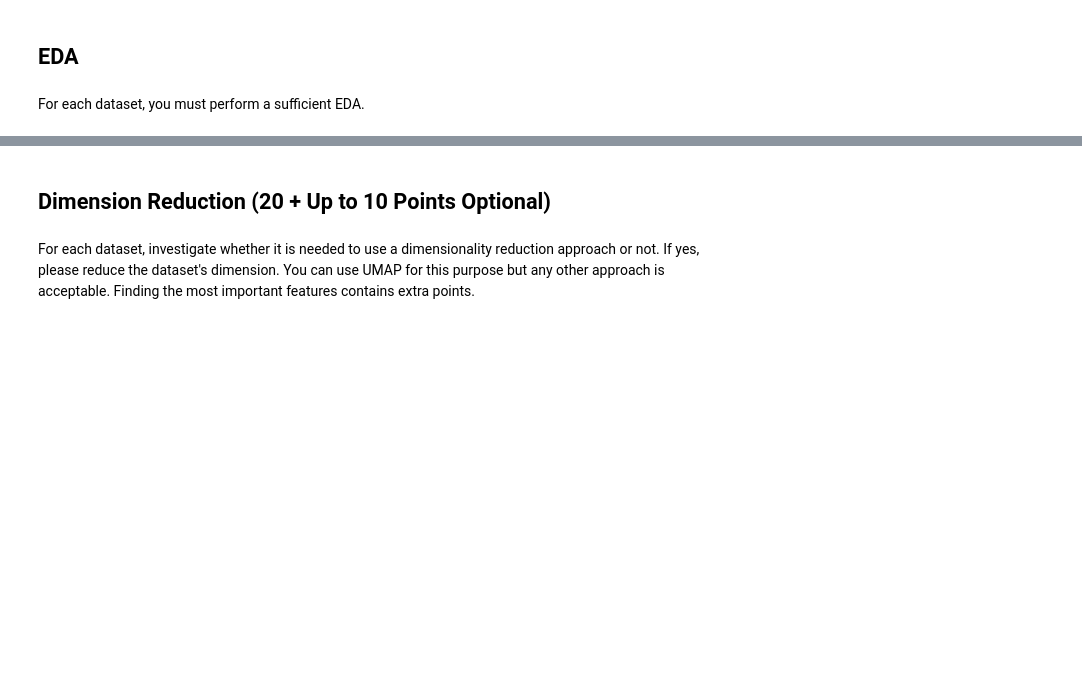
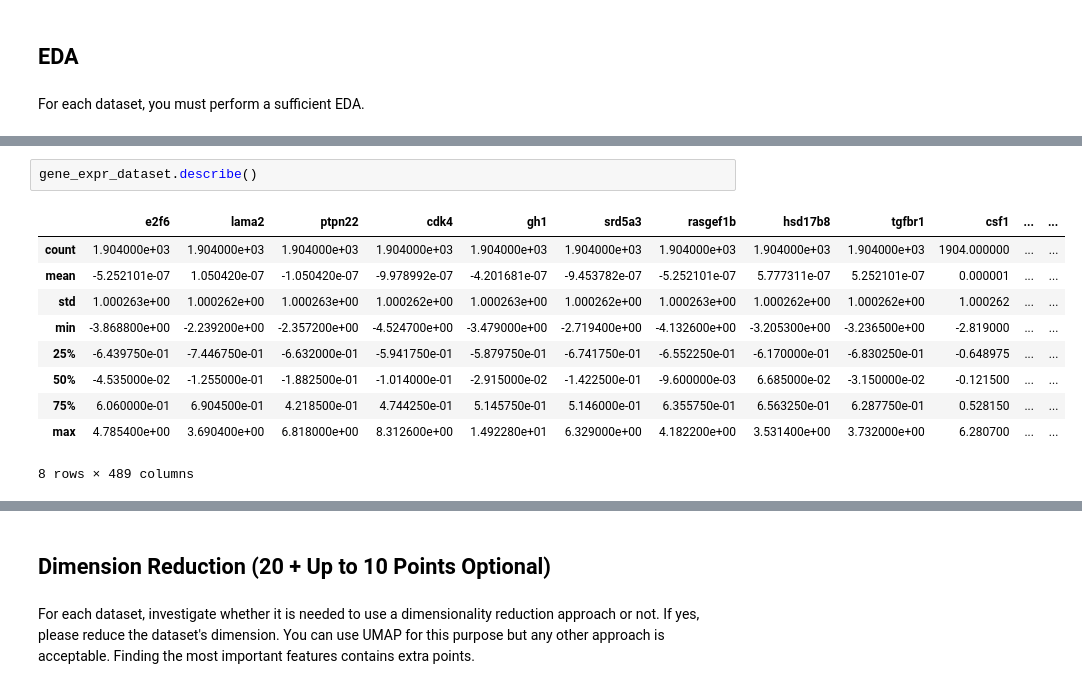
Before and after one commit to soligits/ml-final-project, a Jupyter notebook: ML_Project.ipynb, the cells around one changed output, grey strips where cells are left out. Drawn from its saved outputs; the diff is of its cells as text; blank space fills up the shorter version.

```diff
--- a/ML_Project.ipynb
+++ b/ML_Project.ipynb
@@ -87,0 +126,13 @@ For each dataset, you must perform a sufficient EDA.
+# %%
+gene_expr_dataset.describe()
+# %% [output]
+|  | e2f6 | lama2 | ptpn22 | cdk4 | gh1 | srd5a3 | rasgef1b | hsd17b8 | tgfbr1 | csf1 | ... | ... |
+| count | 1.904000e+03 | 1.904000e+03 | 1.904000e+03 | 1.904000e+03 | 1.904000e+03 | 1.904000e+03 | 1.904000e+03 | 1.904000e+03 | 1.904000e+03 | 1904.000000 | ... | ... |
+| mean | -5.252101e-07 | 1.050420e-07 | -1.050420e-07 | -9.978992e-07 | -4.201681e-07 | -9.453782e-07 | -5.252101e-07 | 5.777311e-07 | 5.252101e-07 | 0.000001 | ... | ... |
+| std | 1.000263e+00 | 1.000262e+00 | 1.000263e+00 | 1.000262e+00 | 1.000263e+00 | 1.000262e+00 | 1.000263e+00 | 1.000262e+00 | 1.000262e+00 | 1.000262 | ... | ... |
+| min | -3.868800e+00 | -2.239200e+00 | -2.357200e+00 | -4.524700e+00 | -3.479000e+00 | -2.719400e+00 | -4.132600e+00 | -3.205300e+00 | -3.236500e+00 | -2.819000 | ... | ... |
+| 25% | -6.439750e-01 | -7.446750e-01 | -6.632000e-01 | -5.941750e-01 | -5.879750e-01 | -6.741750e-01 | -6.552250e-01 | -6.170000e-01 | -6.830250e-01 | -0.648975 | ... | ... |
+| 50% | -4.535000e-02 | -1.255000e-01 | -1.882500e-01 | -1.014000e-01 | -2.915000e-02 | -1.422500e-01 | -9.600000e-03 | 6.685000e-02 | -3.150000e-02 | -0.121500 | ... | ... |
+| 75% | 6.060000e-01 | 6.904500e-01 | 4.218500e-01 | 4.744250e-01 | 5.145750e-01 | 5.146000e-01 | 6.355750e-01 | 6.563250e-01 | 6.287750e-01 | 0.528150 | ... | ... |
+| max | 4.785400e+00 | 3.690400e+00 | 6.818000e+00 | 8.312600e+00 | 1.492280e+01 | 6.329000e+00 | 4.182200e+00 | 3.531400e+00 | 3.732000e+00 | 6.280700 | ... | ... |
+8 rows × 489 columns
```
Also changed, not shown: parts of 7 cells of this notebook.
